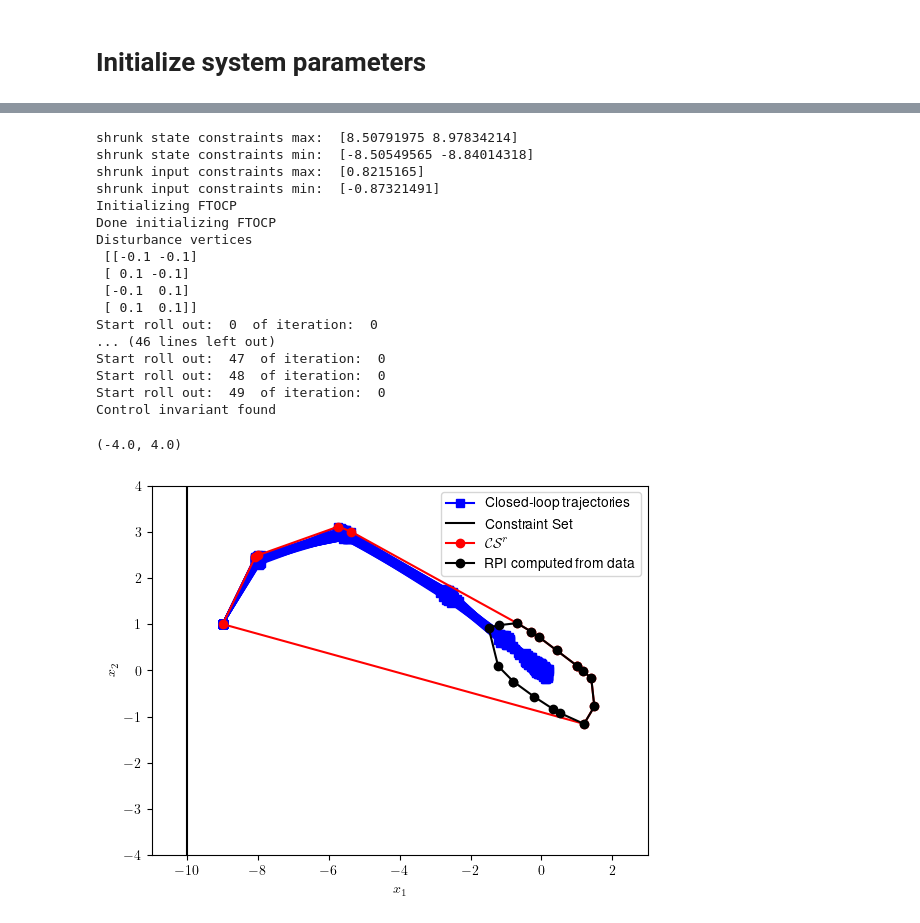
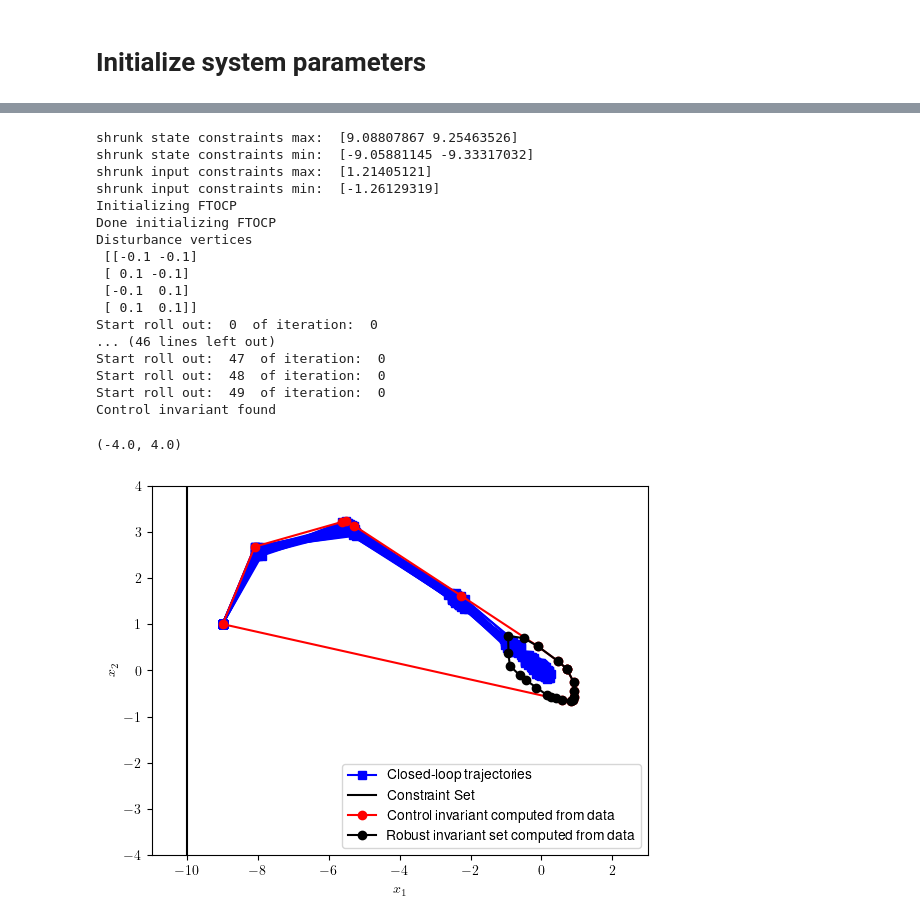
Before and after one commit to urosolia/Learning_Robust_MPC, a Jupyter notebook: Stochastic_Safe_Sets_Chapter/Ex1_Sample_based_safe_set/Ex1_Sample_based_safe_set.ipynb, the cells around one changed output, grey strips where cells are left out. Saved outputs shown, nothing was run; the diff lists cells and outputs as text; code cells hidden in the pictures.

```diff
--- a/Stochastic_Safe_Sets_Chapter/Ex1_Sample_based_safe_set/Ex1_Sample_based_safe_set.ipynb
+++ b/Stochastic_Safe_Sets_Chapter/Ex1_Sample_based_safe_set/Ex1_Sample_based_safe_set.ipynb
@@ -58,11 +52,10 @@ maxIt      = 20
 
 x0    = np.array([-0.0, 0.0])   # initial condition
 sys        = system(A, B, w_inf, x0) # initialize system object
-sys_with_e = system(A, B, w_inf+e_inf, x0) # initialize system object
-sys_aug    = system(A, B, alpha * (w_inf + e_inf), x0) # initialize system object
+sys_aug    = system(A, B, alpha * w_inf, x0) # initialize system object
 
-verticesW = sys_with_e.w_v # Vertices of true disturbance
-build_robust_invariant = BuildRobustInvariant(barA, barB, A, B, Q, R, bx, bu, verticesW, maxIt, maxTime, maxRollOut, sys_aug)
+verticesW = sys.w_v # Vertices of true disturbance
+build_robust_invariant = BuildRobustInvariant(A, B, A, B, Q, R, bx, bu, verticesW, maxIt, maxTime, maxRollOut, sys_aug)
 build_robust_invariant.build_robust_invariant()
 # %% [output]
 Disturbance vertices
@@ -105,7 +99,7 @@ Qf = np.eye(2)
 
 # Initialize mpc parameters
 build_robust_invariant.shrink_constraint()
-mpc = MPC(N, barA, barB, Q, R, Qf,
+mpc = MPC(N, A, B, Q, R, Qf,
 			build_robust_invariant.bx_shrink,
 			build_robust_invariant.bu_shrink,
 			build_robust_invariant.K,
@@ -123,18 +117,18 @@ maxRollOut = 50
 maxTime    = 10
 maxIt      = 10
 
-build_control_invariant = BuildControlInvariant(barA, barB, maxIt, maxTime, maxRollOut,
-												 sys, mpc,
-												 build_robust_invariant.x_data.copy(),
-												 build_robust_invariant.u_data.copy(),
-												 store_all_data_flag = True)
+build_control_invariant = BuildControlInvariant(A, B, maxIt, maxTime, maxRollOut,
+												sys, mpc,
+												build_robust_invariant.x_data.copy(),
+												build_robust_invariant.u_data.copy(),
+												store_all_data_flag = True)
 
 build_control_invariant.build_control_invariant()
 # %% [output]
-shrunk state constraints max:  [8.50791975 8.97834214]
-shrunk state constraints min:  [-8.50549565 -8.84014318]
-shrunk input constraints max:  [0.8215165]
-shrunk input constraints min:  [-0.87321491]
+shrunk state constraints max:  [9.08807867 9.25463526]
+shrunk state constraints min:  [-9.05881145 -9.33317032]
+shrunk input constraints max:  [1.21405121]
+shrunk input constraints min:  [-1.26129319]
 Initializing FTOCP
 Done initializing FTOCP
 Disturbance vertices
@@ -151,19 +145,19 @@ Control invariant found
 # %%
 plt.figure()
 for x in build_control_invariant.x_cl_data:
     plt.plot(x[:,0], x[:,1], '-sb')
 plt.plot(build_control_invariant.x_cl_data[0][:,0], build_control_invariant.x_cl_data[0][:,1], '-sb', label = 'Closed-loop trajectories')
 X = polytope(F=np.vstack([np.eye(2), -np.eye(2)]), b=np.hstack([bx[0], -bx[1]]))
 CS = polytope(vertices=np.array(build_control_invariant.x_data))
 X.plot2DPolytope('k', linestyle='-', label = 'Constraint Set')
-CS.plot2DPolytope('r', linestyle='-ob', label = 'Control invariant from data')
-data_RPI.plot2DPolytope('k', linestyle='-o', label = 'RPI computed from data')
+CS.plot2DPolytope('r', linestyle='-ob', label = 'Control invariant computed from data')
+data_RPI.plot2DPolytope('k', linestyle='-o', label = 'Robust invariant set computed from data')
 plt.legend()
 plt.xlabel('$x_1$')
 plt.ylabel('$x_2$')
 ax = plt.gca()
 ax.set_xlim([-11, 3])
 ax.set_ylim([-4, 4])
 # %% [output]
 (-4.0, 4.0)
-[figure, old version]
+[figure, new version]
```
Also changed, not shown: parts of 5 cells of this notebook.
